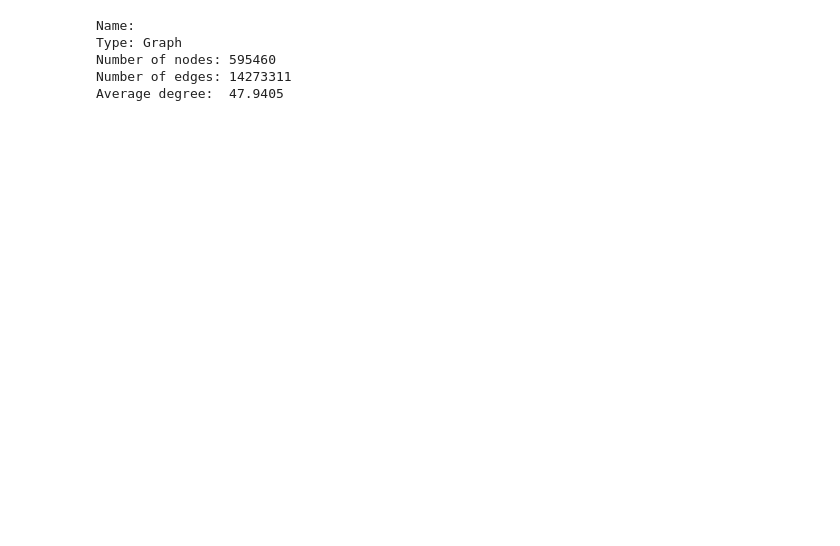
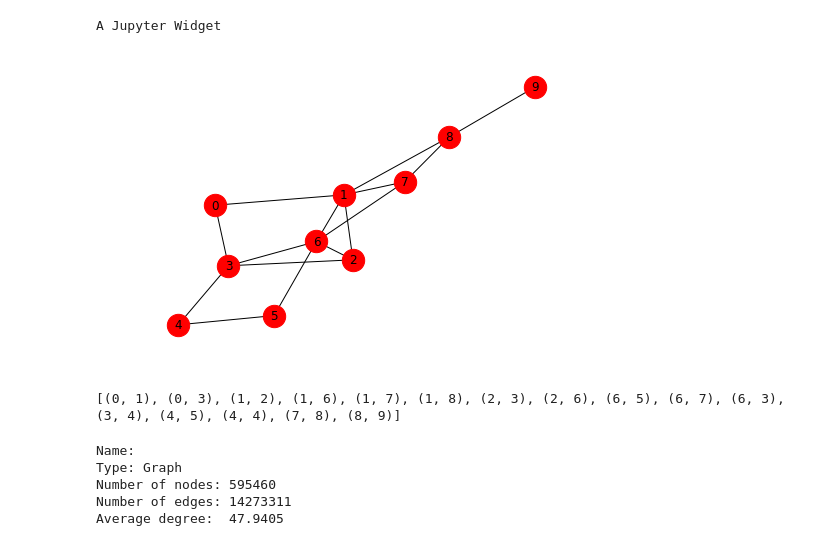
Before and after one commit to MateuszZet/Source_in_graph, a Jupyter notebook: Source_in_graph.ipynb, the cells around one changed output. Saved outputs shown, nothing was run; the diff lists cells and outputs as text; code cells hidden in the pictures; blank space fills up the shorter version.

```diff
--- a/Source_in_graph.ipynb
+++ b/Source_in_graph.ipynb
@@ -292,3 +151,63 @@ Wall time: 2.88 s
+# %%
+#generowanie testowego grafu
+#tags = ['tag1', 'tag2', 'tag3', 'tag4', 'tag5', 'tag6', 'tag7', 'tag8', 'tag9', 'tag10', 'tag11', 'tag12']
+#tags = ['tag1', 'tag2','tag3']
+tags = ['tag1']
+
+random.shuffle(tags)
+
+#g=nx.barabasi_albert_graph(100,5)
+g=nx.Graph()
+#g.add_edge(1,2)
+#g.add_edge(1,5)
+#g.add_edge(2,7)
+#g.add_edge(7,5)
+#g.add_edge(7,9)
+#g.add_edge(5,8)
+#g.add_edge(5,9)
+#g.add_edge(9,8)
+#g.add_edge(9,3)
+#g.add_edge(9,6)
+#g.add_edge(9,0)
+#g.add_edge(8,6)
+#g.add_edge(1,2)
+#g.add_edge(0,4)
+#g.add_edge(6,3)
+#g.add_edge(6,4)
+for x in range(0,9):
+    g.add_edge(x,x+1)
+    g.add_edge(x,random.randint(0,9))
+
+#g=nx.gnp_random_graph(10,0.4, directed=False)
+#g=nx.balanced_tree(3, 3, create_using=None)
+
+for x in log_progress(g.nodes):
+    lenght = random.randint(1,len(tags))
+    time_list = [None] * lenght
+    tag_list = [None] * lenght
+    tt_list = [None] * lenght
+    tup = tuple()
+
+    for y in range(0,lenght):
+        time = x
+        tag = tags[y]
+        tup=(time, tag)
+        tt_list[y] = tup
+        #time_list[x]  = time
+        #tag_list[x] = tag
+    g.add_node(x, tt=tt_list)
+
+pos = nx.spring_layout(g, scale=5)
+nx.draw(g,node_size=500, with_labels=True)
+plt.show()
+#print(nx.info(g))
+print(g.edges())
+tg='tag1'
+#research(tg,3,5,g)
+# %% [output]
+A Jupyter Widget
+[figure, added]
+[(0, 1), (0, 3), (1, 2), (1, 6), (1, 7), (1, 8), (2, 3), (2, 6), (6, 5), (6, 7), (6, 3), (3, 4), (4, 5), (4, 4), (7, 8), (8, 9)]
 # %%
 #statystyki grafu
 
```
Also changed, not shown: parts of 23 cells of this notebook, 6 other files.
